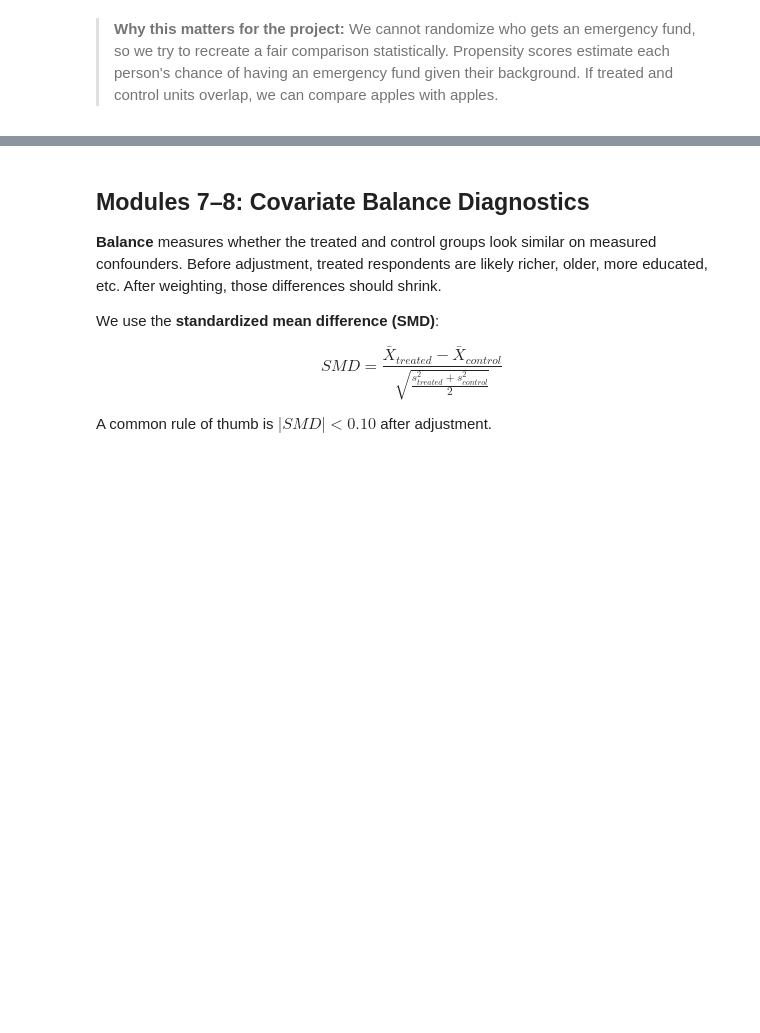
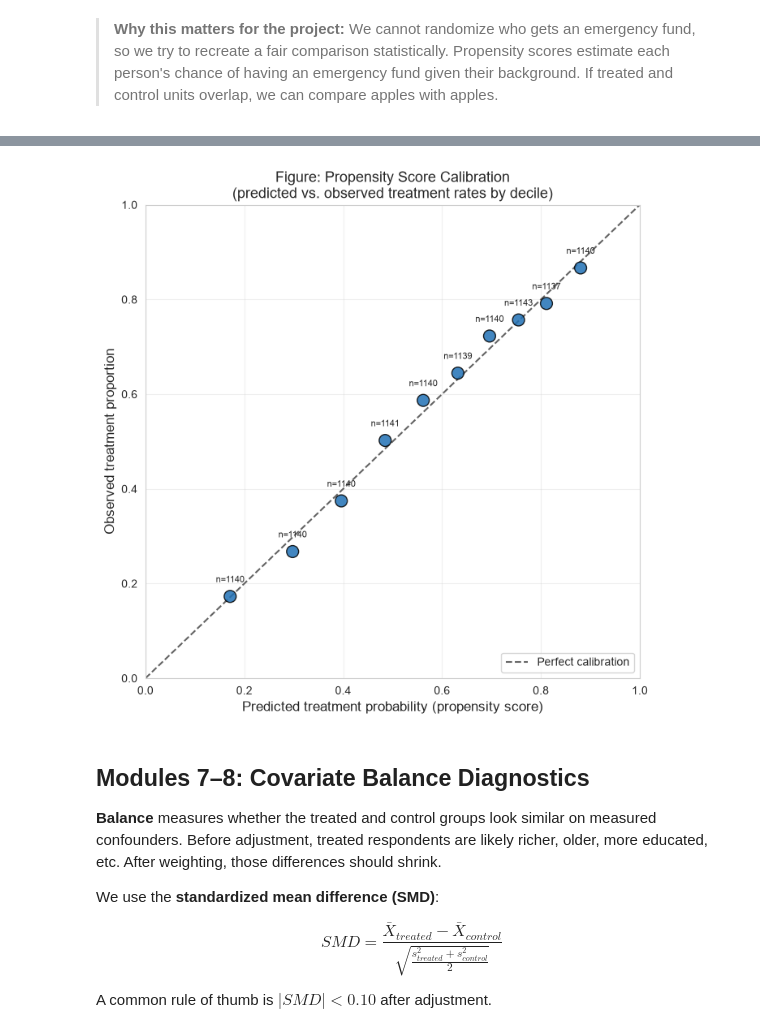
Before and after one commit to rfiez/scs4107_final_project_rueen_saneem_causal_emerg_fund_bill_pay, a Jupyter notebook: causal_ai_emergency_fund_notebook.ipynb, the cells around one changed output, grey strips where cells are left out. Saved outputs shown, nothing was run; the diff lists cells and outputs as text; code cells hidden in the pictures; blank space fills up the shorter version.

```diff
--- a/causal_ai_emergency_fund_notebook.ipynb
+++ b/causal_ai_emergency_fund_notebook.ipynb
@@ -759,3 +974,38 @@ print("Interpretation: Good overlap means both groups exist across the propensit
+# %%
+# ---------------------------------------------------------------------------
+# PROPENSITY SCORE CALIBRATION BY DECILES (Modules 7-8)
+# ---------------------------------------------------------------------------
+# A well-calibrated propensity model predicts treatment rates that match the
+# actual treatment rates within each predicted-probability bin. If the points
+# fall on the diagonal, the model is reliable.
+# ---------------------------------------------------------------------------
+df["propensity_decile"] = pd.qcut(df["propensity"], q=10, duplicates="drop")
+cal_df = df.groupby("propensity_decile").agg(
+    mean_predicted=("propensity", "mean"),
+    mean_observed=("T", "mean"),
+    n=("T", "size"),
+).reset_index()
+
+fig, ax = plt.subplots(figsize=(7, 7))
+ax.scatter(cal_df["mean_predicted"], cal_df["mean_observed"], s=cal_df["n"]/10,
+           color="#2171b5", edgecolor="black", alpha=0.85, zorder=3)
+ax.plot([0, 1], [0, 1], color="#636363", linestyle="--", linewidth=1.5, label="Perfect calibration")
+
+for _, row in cal_df.iterrows():
+    ax.text(row["mean_predicted"], row["mean_observed"] + 0.03, f"n={row['n']}",
+            ha="center", fontsize=8)
+
+ax.set_xlabel("Predicted treatment probability (propensity score)", fontsize=12)
+ax.set_ylabel("Observed treatment proportion", fontsize=12)
+ax.set_title("Figure: Propensity Score Calibration\n(predicted vs. observed treatment rates by decile)", fontsize=13)
+ax.set_xlim(0, 1)
+ax.set_ylim(0, 1)
+ax.legend(loc="lower right", fontsize=10)
+ax.grid(alpha=0.3)
+plt.tight_layout()
+plt.show()
+# %% [output]
+[figure, added]
 # %% [markdown]
 ## Modules 7–8: Covariate Balance Diagnostics
 
```
Also changed, not shown: parts of 32 cells of this notebook, 3 other files.
